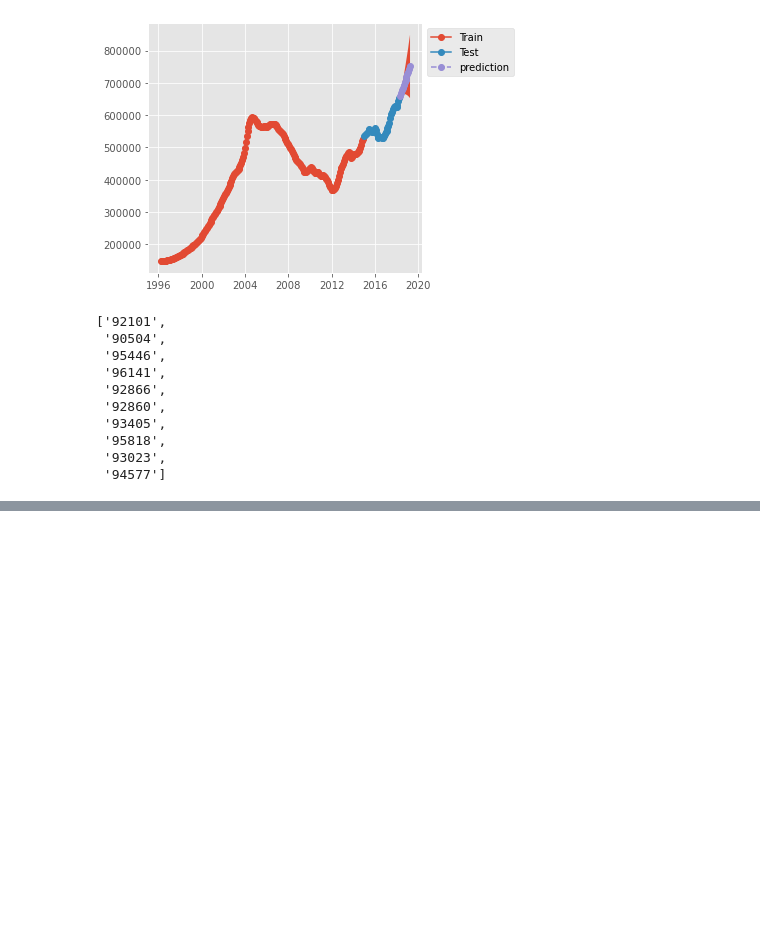
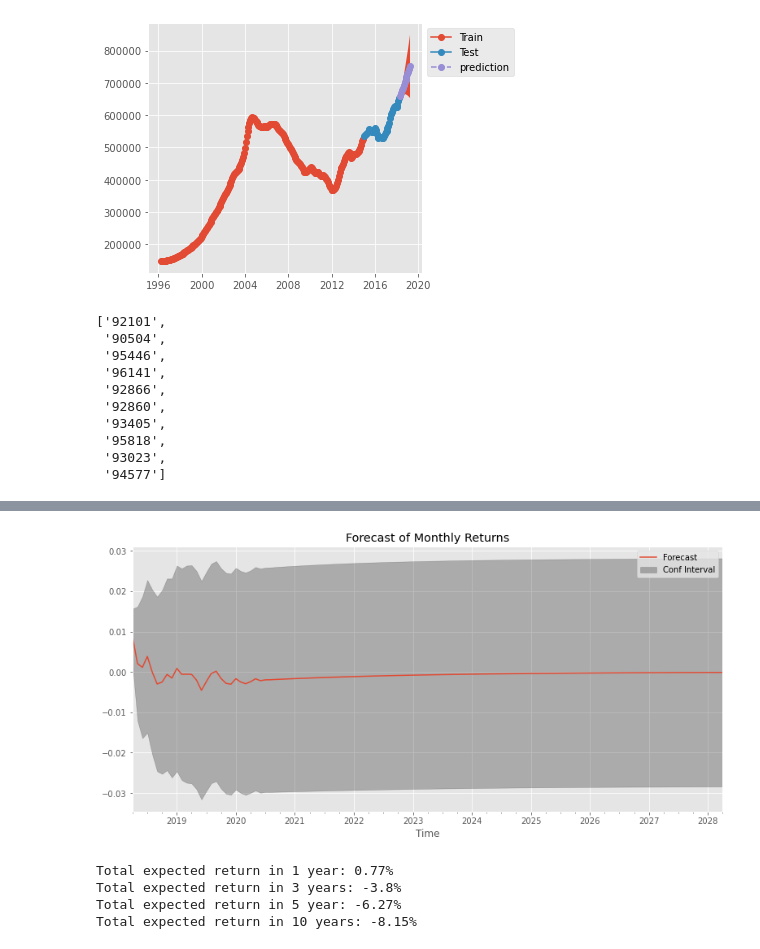
Before and after one commit to Milenaafeworki/Time-Series-prediction, a Jupyter notebook: starter_notebook.ipynb, the cells around one changed output, grey strips where cells are left out. Saved outputs shown, nothing was run; the diff lists cells and outputs as text; code cells hidden in the pictures; blank space fills up the shorter version.

```diff
--- a/starter_notebook.ipynb
+++ b/starter_notebook.ipynb
@@ -917,0 +1004,9 @@ SARIMAX Results
+# %%
+for i in range(5):
+    results = adfuller(zip_ts[i].ret.dropna())
+    print(f'ADFuller test p-value for zipcode: {zip_ts[i].ZipCode[0]}')
+    print('p-value:',results[1])
+    if results[1]>0.05:
+        print('Fail to reject the null hypothesis. Data is not stationary.\n')
+    else:
+        print('Reject the null hypothesis. Data is stationary.\n')
@@ -917,0 +1035,10 @@ SARIMAX Results
+# %%
+for i in [0,1,2,3,4]:
+    #Perform adfuller test and drop NaN values created when calculating monthly returns.
+    results = adfuller(zip_ts[i].ret.diff(12).dropna()) #differencing by 12 month for stationarity
+    print(f'ADFuller test p-value for zipcode: {zip_ts[i].ZipCode[0]}')
+    print('p-value:',results[1])
+    if results[1]>0.05:
+        print('Fail to reject the null hypothesis. Data is not stationary.\n')
+    else:
+        print('Reject the null hypothesis. Data is stationary.\n')
@@ -917,0 +1177,10 @@ SARIMAX Results
+# %%
+pdq = (2, 0, 3)
+pdqs = (0, 0, 2, 12)
+ret_96141 = forecast_model(TS_96141,pdq=pdq,pdqs=pdqs,zc=96141)
+# %% [output]
+[figure, added]
+Total expected return in 1 year: 0.77%
+Total expected return in 3 years: -3.8%
+Total expected return in 5 year: -6.27%
+Total expected return in 10 years: -8.15%
```
Also changed, not shown: parts of 40 cells of this notebook.
